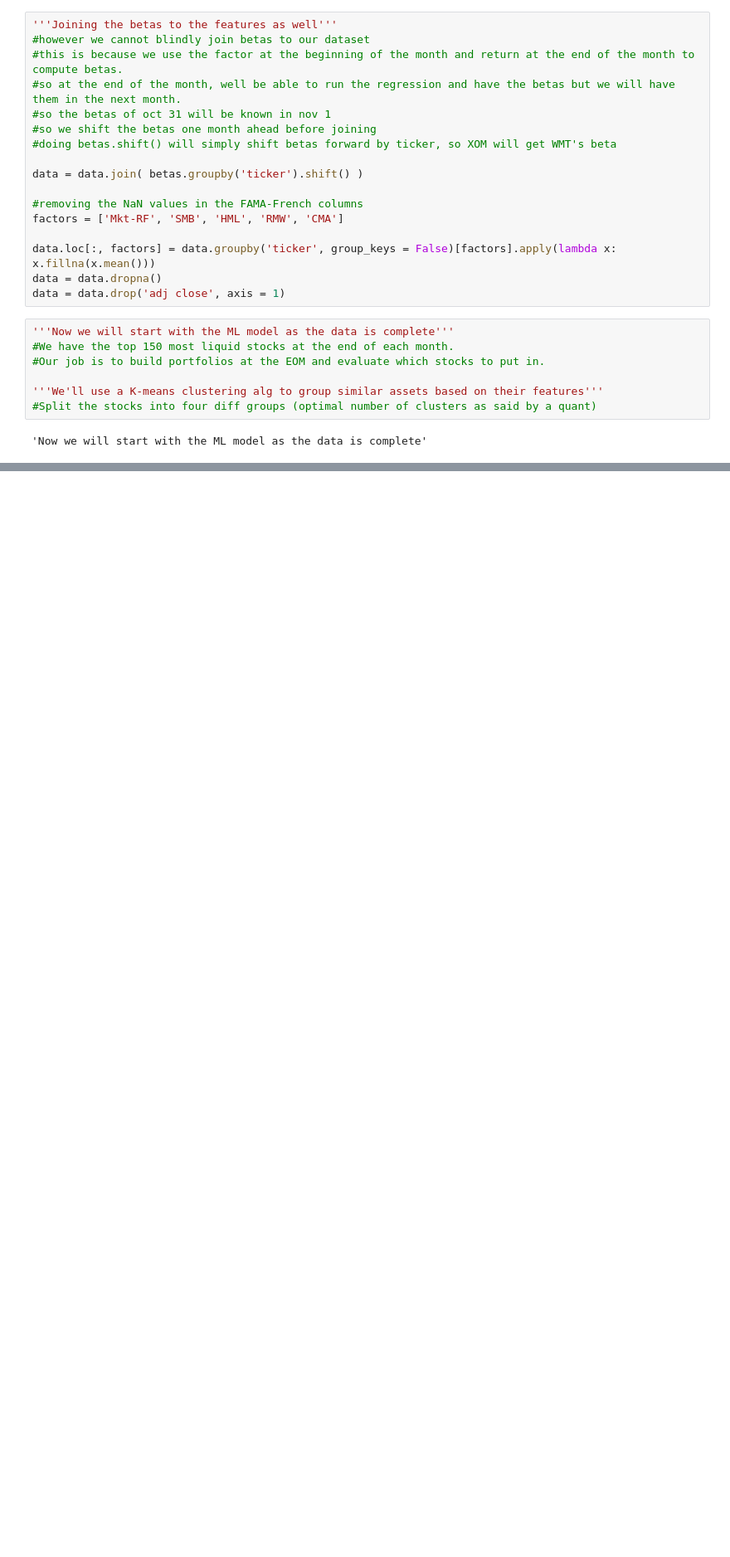
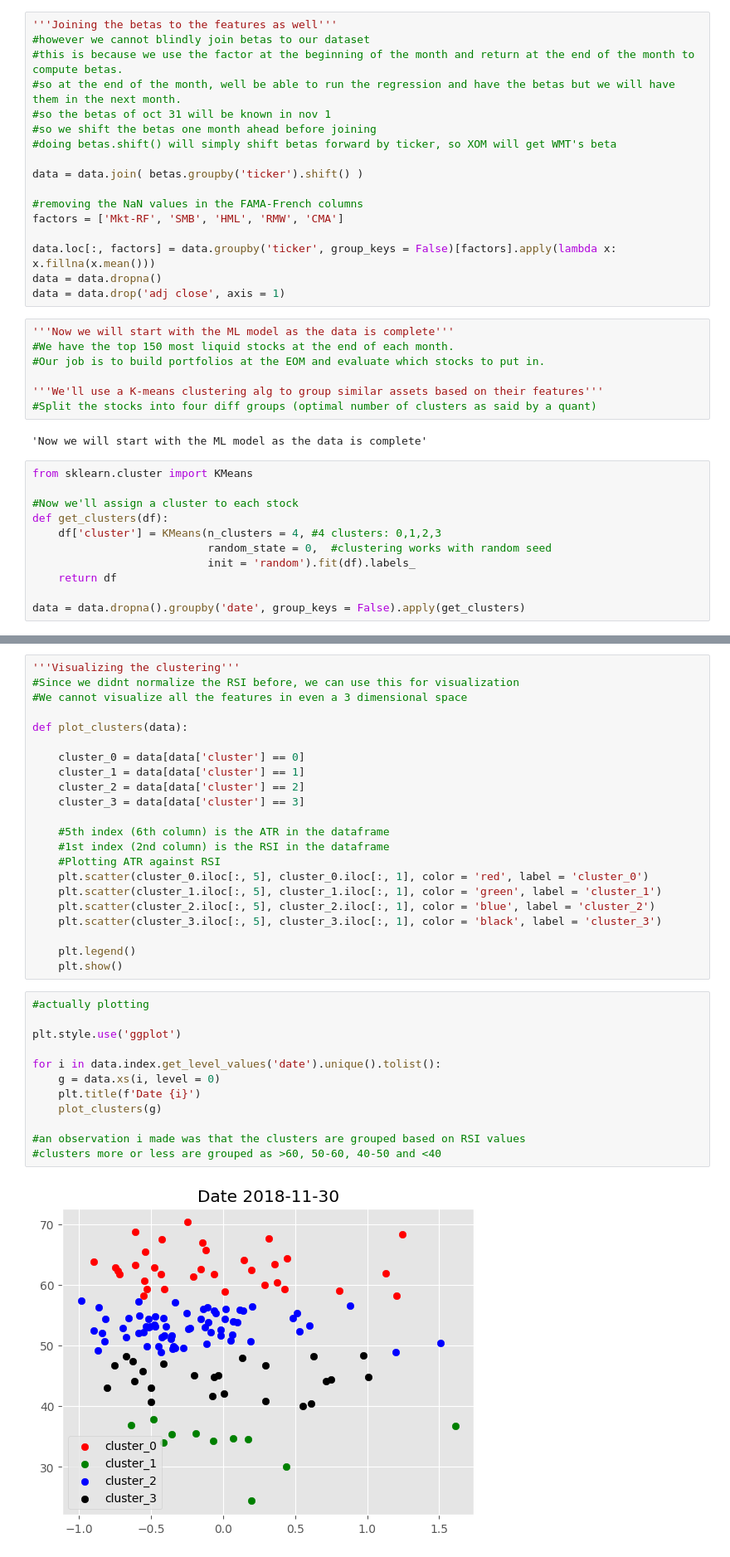
Before and after one commit to vepaan/ML_Trading_Strategy, a Jupyter notebook: project.ipynb, the cells around one changed output, grey strips where cells are left out. Shown at 83% size. Cells and saved outputs as stored; diff of their text form; blank space fills up the shorter version.

Commit message:
adding K-means clustering to separate stocks based on RSI values

```diff
--- a/project.ipynb
+++ b/project.ipynb
@@ -182,3 +182,14 @@ data = data.drop('adj close', axis = 1)
 #Split the stocks into four diff groups (optimal number of clusters as said by a quant)
 # %% [output]
 'Now we will start with the ML model as the data is complete'
+# %%
+from sklearn.cluster import KMeans
+
+#Now we'll assign a cluster to each stock
+def get_clusters(df):
+    df['cluster'] = KMeans(n_clusters = 4, #4 clusters: 0,1,2,3
+                           random_state = 0,  #clustering works with random seed
+                           init = 'random').fit(df).labels_
+    return df
+
+data = data.dropna().groupby('date', group_keys = False).apply(get_clusters)
@@ -184,0 +211,36 @@ data = data.drop('adj close', axis = 1)
+# %%
+'''Visualizing the clustering'''
+#Since we didnt normalize the RSI before, we can use this for visualization
+#We cannot visualize all the features in even a 3 dimensional space
+
+def plot_clusters(data):
+
+    cluster_0 = data[data['cluster'] == 0]
+    cluster_1 = data[data['cluster'] == 1]
+    cluster_2 = data[data['cluster'] == 2]
+    cluster_3 = data[data['cluster'] == 3]
+
+    #5th index (6th column) is the ATR in the dataframe
+    #1st index (2nd column) is the RSI in the dataframe
+    #Plotting ATR against RSI
+    plt.scatter(cluster_0.iloc[:, 5], cluster_0.iloc[:, 1], color = 'red', label = 'cluster_0')
+    plt.scatter(cluster_1.iloc[:, 5], cluster_1.iloc[:, 1], color = 'green', label = 'cluster_1')
+    plt.scatter(cluster_2.iloc[:, 5], cluster_2.iloc[:, 1], color = 'blue', label = 'cluster_2')
+    plt.scatter(cluster_3.iloc[:, 5], cluster_3.iloc[:, 1], color = 'black', label = 'cluster_3')
+
+    plt.legend()
+    plt.show()
+# %%
+#actually plotting
+
+plt.style.use('ggplot')
+
+for i in data.index.get_level_values('date').unique().tolist():
+    g = data.xs(i, level = 0)
+    plt.title(f'Date {i}')
+    plot_clusters(g)
+
+#an observation i made was that the clusters are grouped based on RSI values
+#clusters more or less are grouped as >60, 50-60, 40-50 and <40
+# %% [output]
+[figure, added]
```
Also changed, not shown: parts of 2 cells of this notebook, 1 other file.
